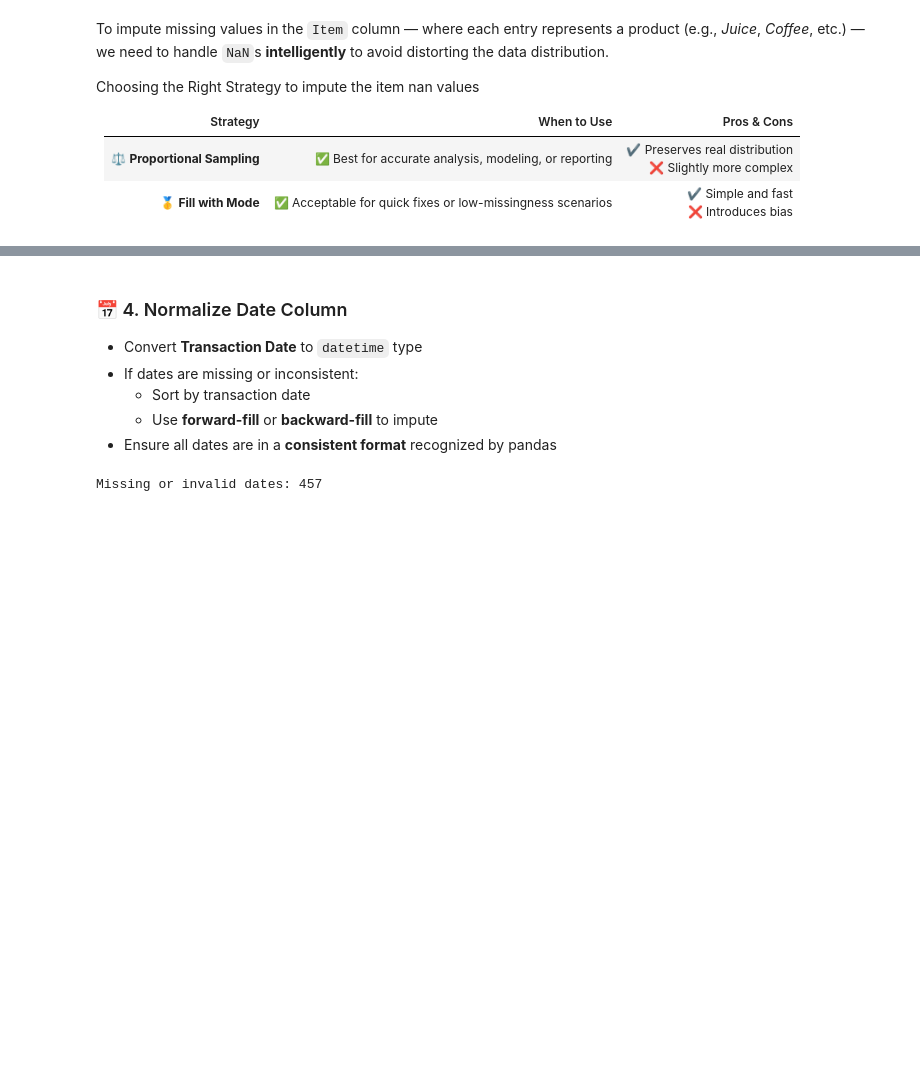
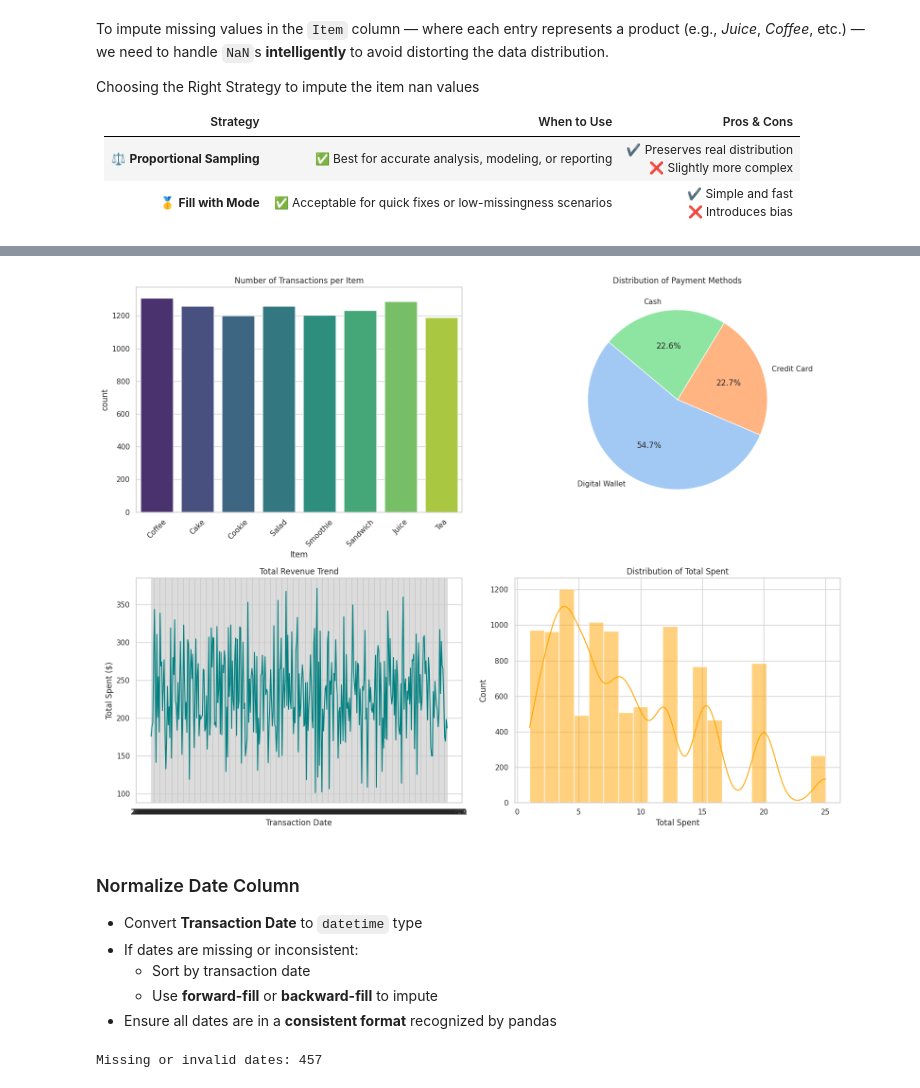
Before and after one commit to AhmedAyman4/konecta-internship, a Jupyter notebook: Task-1/Task-1.ipynb, the cells around one changed output, grey strips where cells are left out. Drawn from its saved outputs; the diff is of its cells as text; code cells hidden in the pictures; blank space fills up the shorter version.

```diff
--- a/Task-1/Task-1.ipynb
+++ b/Task-1/Task-1.ipynb
@@ -289,5 +310,39 @@ dtype: int64
+# %%
+import matplotlib.pyplot as plt
+import seaborn as sns
+
+# Set the aesthetic style of the plots
+sns.set_theme(style="whitegrid")
+
+# Create a figure with multiple subplots
+fig, axes = plt.subplots(2, 2, figsize=(16, 12))
+
+# 1. Bar Chart: Total Transactions per Item
+sns.countplot(data=df, x='Item', ax=axes[0, 0], palette='viridis')
+axes[0, 0].set_title('Number of Transactions per Item')
+axes[0, 0].tick_params(axis='x', rotation=45)
+
+# 2. Pie Chart: Distribution of Payment Methods
+payment_counts = df['Payment Method'].value_counts()
+axes[0, 1].pie(payment_counts, labels=payment_counts.index, autopct='%1.1f%%', startangle=140, colors=sns.color_palette('pastel'))
+axes[0, 1].set_title('Distribution of Payment Methods')
+
+# 3. Line Chart: Total Revenue Over Time (Daily)
+daily_revenue = df.groupby('Transaction Date')['Total Spent'].sum().reset_index()
+sns.lineplot(data=daily_revenue, x='Transaction Date', y='Total Spent', ax=axes[1, 0], color='teal')
+axes[1, 0].set_title('Total Revenue Trend')
+axes[1, 0].set_ylabel('Total Spent ($)')
+
+# 4. Histogram: Distribution of Total Spent per Transaction
+sns.histplot(df['Total Spent'], bins=20, kde=True, ax=axes[1, 1], color='orange')
+axes[1, 1].set_title('Distribution of Total Spent')
+
+plt.tight_layout()
+plt.show()
+# %% [output]
+[figure, added]
 # %% [markdown]
-### 📅 4. Normalize Date Column
+### Normalize Date Column
 - Convert **Transaction Date** to `datetime` type
 - If dates are missing or inconsistent:
   - Sort by transaction date
```
Also changed, not shown: parts of 20 cells of this notebook.
